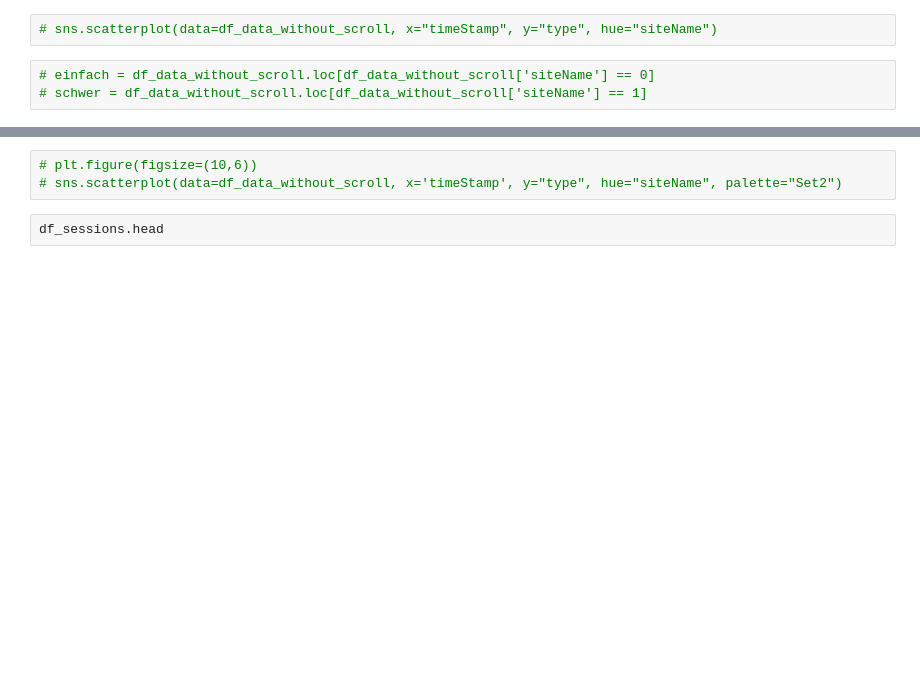
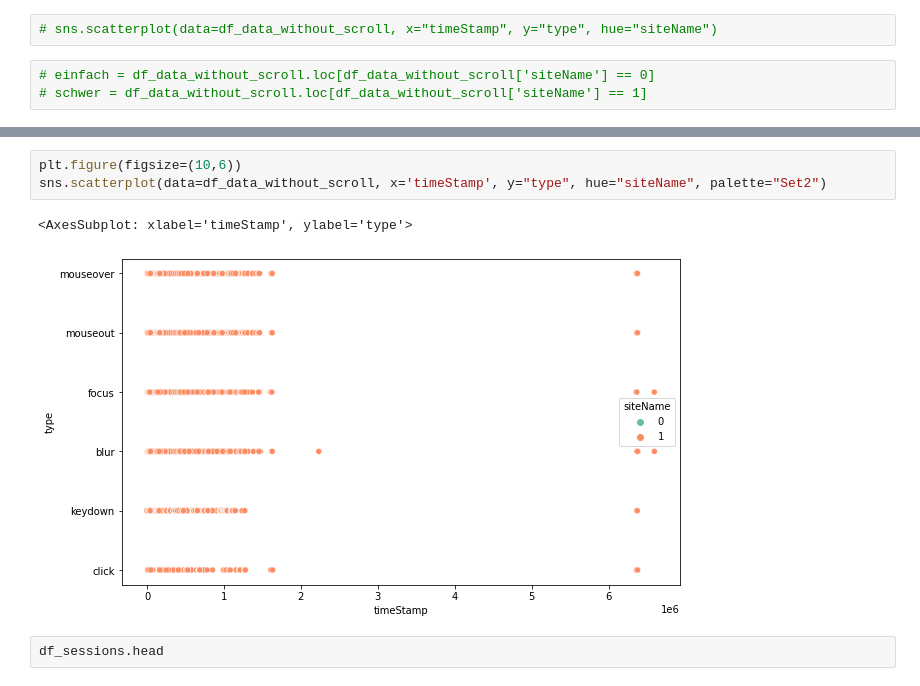
Before and after one commit to IngaGlotzbach/Master-AI, a Jupyter notebook: Model/CleanedData.ipynb, the cells around one changed output, grey strips where cells are left out. Cells and saved outputs as stored; diff of their text form; blank space fills up the shorter version.

```diff
--- a/Model/CleanedData.ipynb
+++ b/Model/CleanedData.ipynb
@@ -418,6 +416,9 @@ one_hot_encoded_data = pd.get_dummies(df_cleaned, columns = ['elementId', 'type'
 # %%
-# plt.figure(figsize=(10,6))
-# sns.scatterplot(data=df_data_without_scroll, x='timeStamp', y="type", hue="siteName", palette="Set2")
+plt.figure(figsize=(10,6))
+sns.scatterplot(data=df_data_without_scroll, x='timeStamp', y="type", hue="siteName", palette="Set2")
+# %% [output]
+<AxesSubplot: xlabel='timeStamp', ylabel='type'>
+[figure, added]
 # %%
 df_sessions.head
 # %% [output]
```
Also changed, not shown: parts of 8 cells of this notebook.
